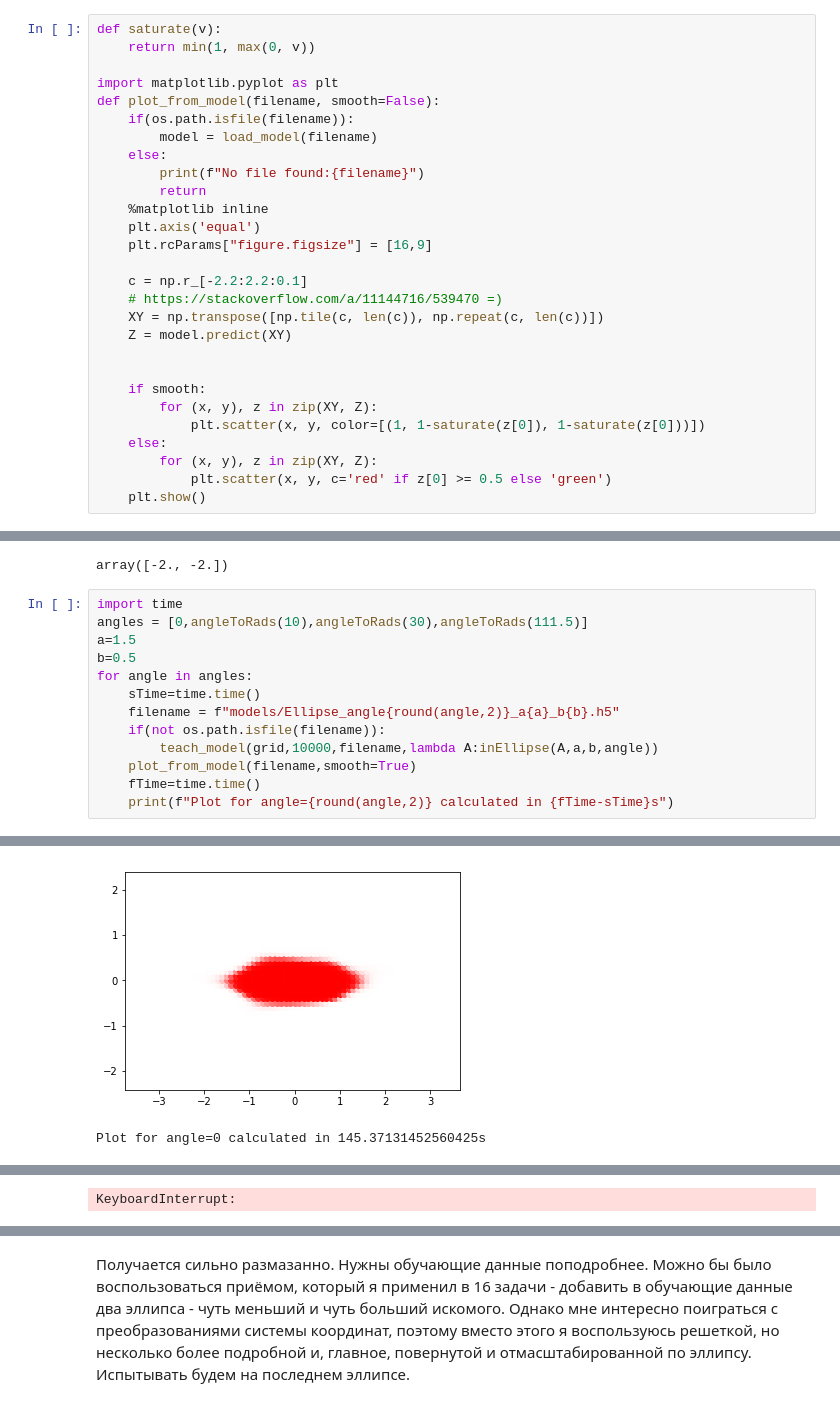
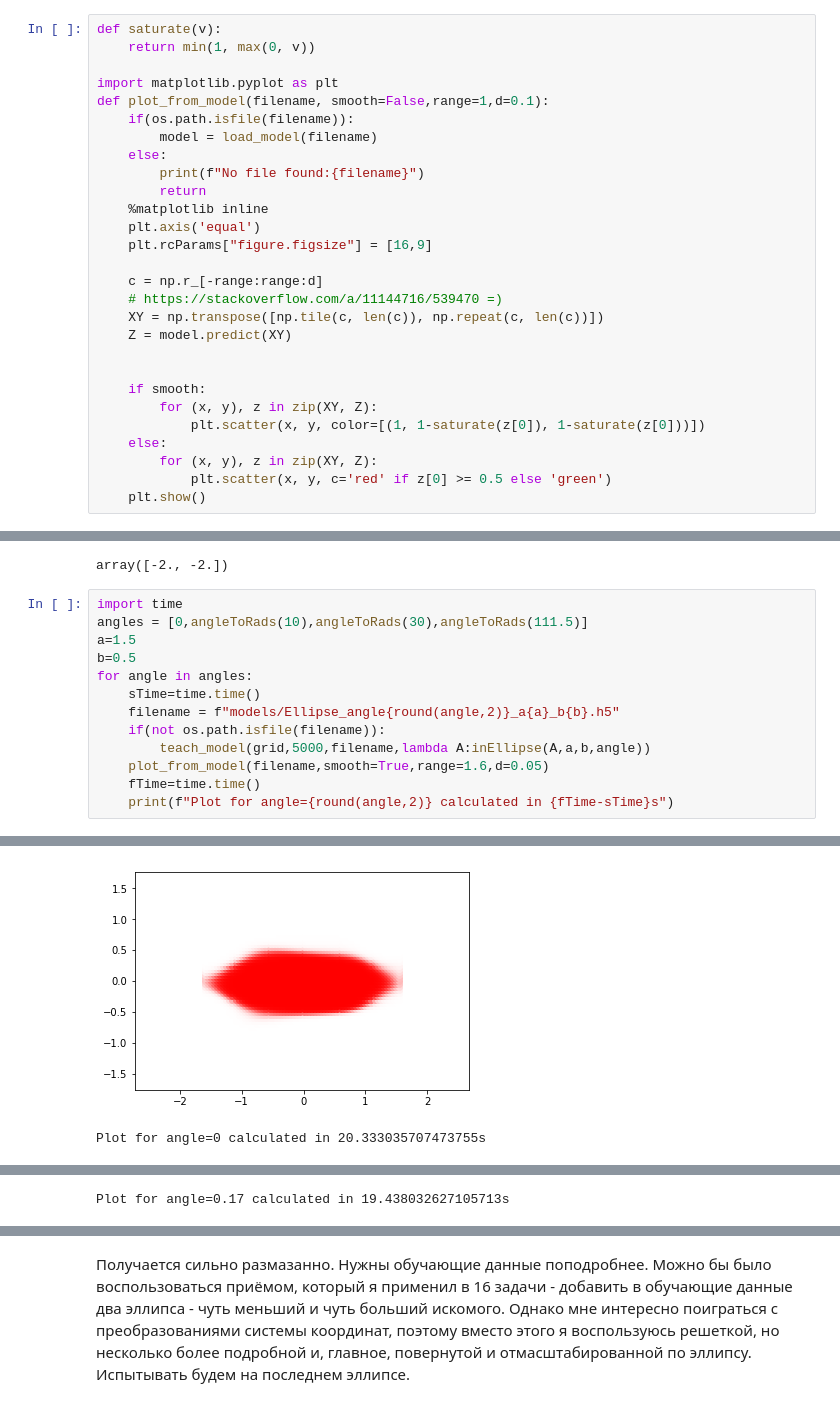
Before and after one commit to IORaikov/SPBAU-Programming, a Jupyter notebook: Task 17/Task 17 - Other Figures.ipynb, the cells around one changed output, grey strips where cells are left out. Cells and saved outputs as stored; diff of their text form.

```diff
--- a/Task 17/Task 17 - Other Figures.ipynb
+++ b/Task 17/Task 17 - Other Figures.ipynb
@@ -16,7 +16,7 @@ def saturate(v):
     return min(1, max(0, v))
 
 import matplotlib.pyplot as plt
-def plot_from_model(filename, smooth=False):
+def plot_from_model(filename, smooth=False,range=1,d=0.1):
     if(os.path.isfile(filename)):
         model = load_model(filename)
     else:
@@ -26,7 +26,7 @@ def plot_from_model(filename, smooth=False):
     plt.axis('equal')
     plt.rcParams["figure.figsize"] = [16,9]
 
-    c = np.r_[-2.2:2.2:0.1]
+    c = np.r_[-range:range:d]
     # https://stackoverflow.com/a/11144716/539470 =)
     XY = np.transpose([np.tile(c, len(c)), np.repeat(c, len(c))])
     Z = model.predict(XY)
@@ -93,22 +93,22 @@ array([-2., -2.])
 # %%
 import time
 angles = [0,angleToRads(10),angleToRads(30),angleToRads(111.5)]
 a=1.5
 b=0.5
 for angle in angles:
     sTime=time.time()
     filename = f"models/Ellipse_angle{round(angle,2)}_a{a}_b{b}.h5"
     if(not os.path.isfile(filename)):
-        teach_model(grid,10000,filename,lambda A:inEllipse(A,a,b,angle))
-    plot_from_model(filename,smooth=True)
+        teach_model(grid,5000,filename,lambda A:inEllipse(A,a,b,angle))
+    plot_from_model(filename,smooth=True,range=1.6,d=0.05)
     fTime=time.time()
     print(f"Plot for angle={round(angle,2)} calculated in {fTime-sTime}s")
 # %% [output]
 WARNING:tensorflow:From C:\Users\User\AppData\Roaming\Python\Python37\site-packages\tensorflow\python\framework\op_def_library.py:263: colocate_with (from tensorflow.python.framework.ops) is deprecate ...
 Instructions for updating:
 Colocations handled automatically by placer.
 WARNING:tensorflow:From C:\Users\User\AppData\Roaming\Python\Python37\site-packages\tensorflow\python\ops\math_ops.py:3066: to_int32 (from tensorflow.python.ops.math_ops) is deprecated and will be rem ...
 Instructions for updating:
 Use tf.cast instead.
-[figure, old version]
+[figure, new version]
-Plot for angle=0 calculated in 145.37131452560425s
+Plot for angle=0 calculated in 20.333035707473755s
@@ -115 +116 @@ Plot for angle=0 calculated in 145.37131452560425s
-KeyboardInterrupt:
+Plot for angle=0.17 calculated in 19.438032627105713s
```
Also changed, not shown: parts of 9 cells of this notebook, 8 other files.
